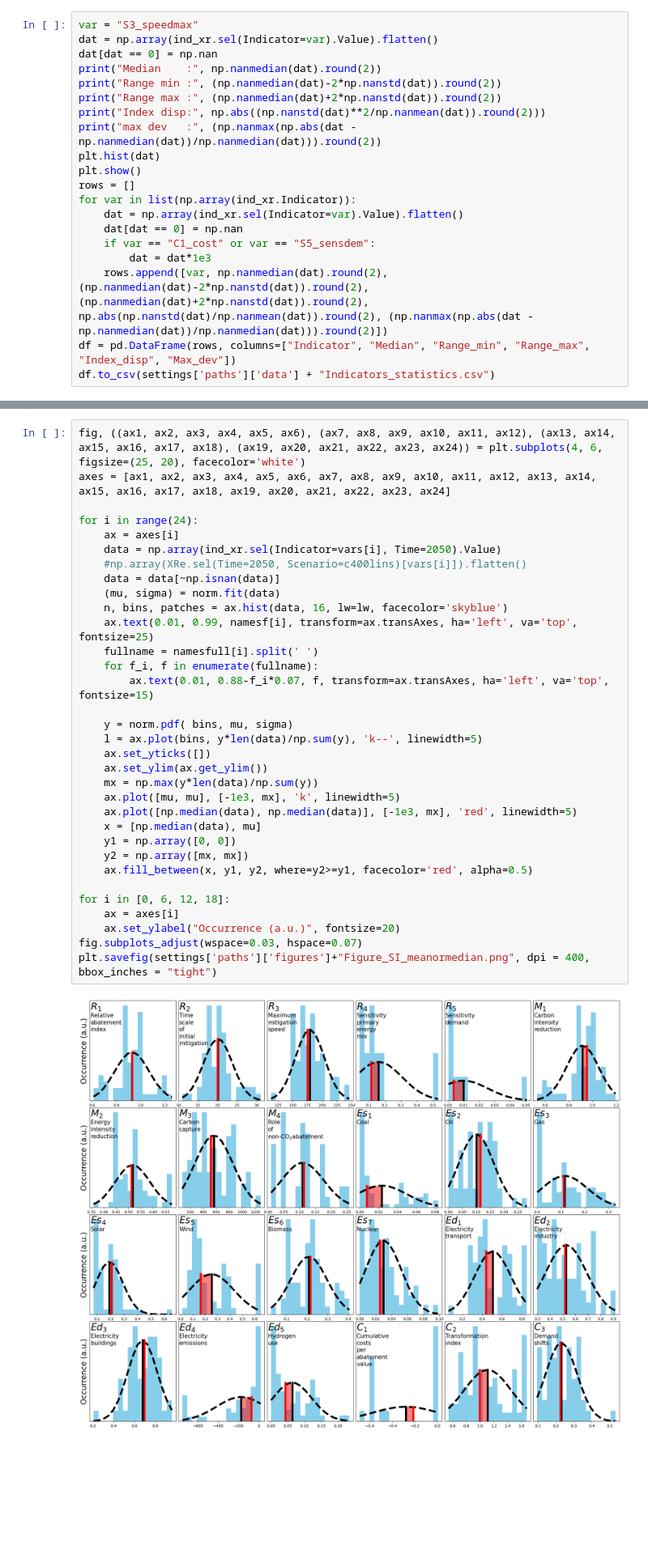
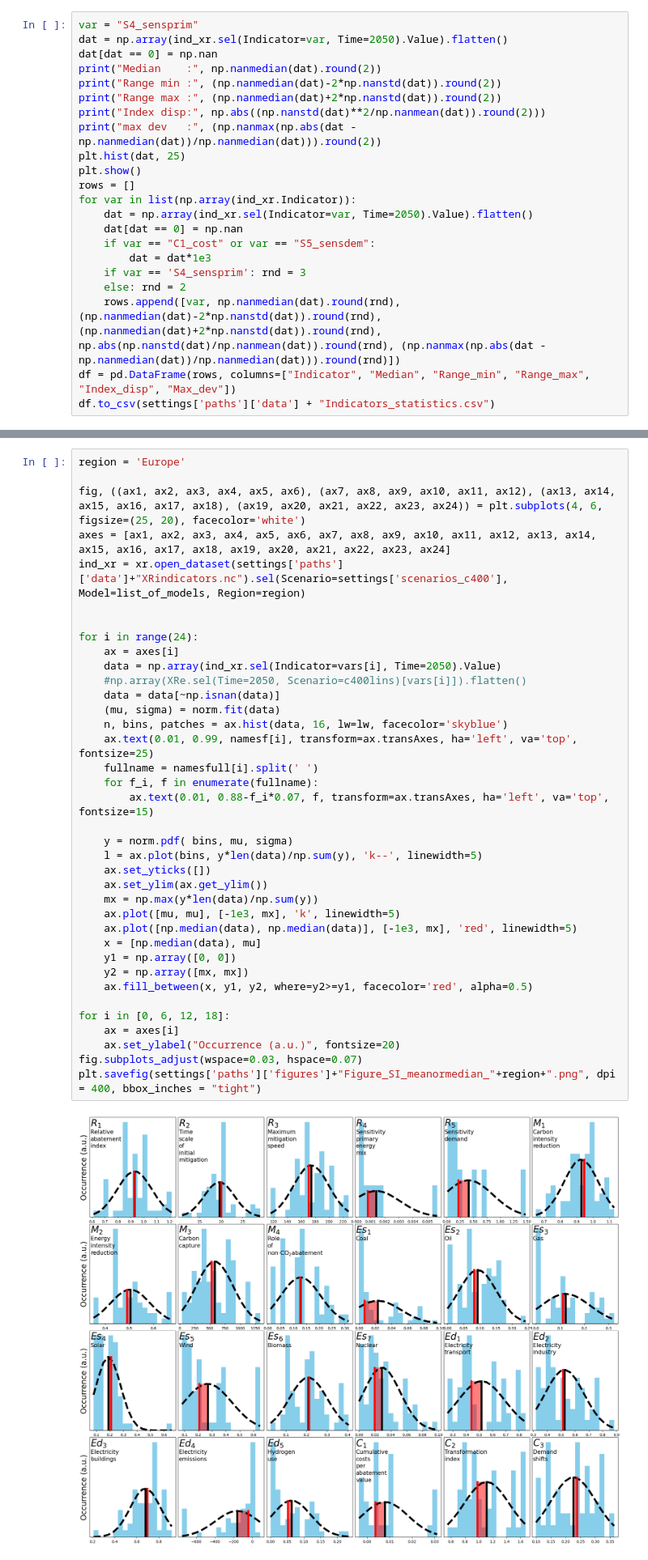
Before and after one commit to MarkMDekker/IAMfingerprints, a Jupyter notebook: Plotting/Figures_SI.ipynb, the cells around one changed output, grey strips where cells are left out. Shown at 81% size. Cells and saved outputs as stored; diff of their text form; blank space fills up the shorter version.

```diff
--- a/Plotting/Figures_SI.ipynb
+++ b/Plotting/Figures_SI.ipynb
@@ -39,23 +50,25 @@ data_xr = xr.open_dataset(settings['paths']['data']+"XRdata.nc").sel(Scenario=se
 # %% [markdown]
 ## Table + Histogram for statistics
 # %%
-var = "S3_speedmax"
-dat = np.array(ind_xr.sel(Indicator=var).Value).flatten()
+var = "S4_sensprim"
+dat = np.array(ind_xr.sel(Indicator=var, Time=2050).Value).flatten()
 dat[dat == 0] = np.nan
 print("Median    :", np.nanmedian(dat).round(2))
 print("Range min :", (np.nanmedian(dat)-2*np.nanstd(dat)).round(2))
 print("Range max :", (np.nanmedian(dat)+2*np.nanstd(dat)).round(2))
 print("Index disp:", np.abs((np.nanstd(dat)**2/np.nanmean(dat)).round(2)))
 print("max dev   :", (np.nanmax(np.abs(dat - np.nanmedian(dat))/np.nanmedian(dat))).round(2))
-plt.hist(dat)
+plt.hist(dat, 25)
 plt.show()
 rows = []
 for var in list(np.array(ind_xr.Indicator)):
-    dat = np.array(ind_xr.sel(Indicator=var).Value).flatten()
+    dat = np.array(ind_xr.sel(Indicator=var, Time=2050).Value).flatten()
     dat[dat == 0] = np.nan
     if var == "C1_cost" or var == "S5_sensdem":
         dat = dat*1e3
-    rows.append([var, np.nanmedian(dat).round(2), (np.nanmedian(dat)-2*np.nanstd(dat)).round(2), (np.nanmedian(dat)+2*np.nanstd(dat)).round(2), np.abs(np.nanstd(dat)/np.nanmean(dat)).round(2), (np.nanmax(np.abs(dat - np.nanmedian(dat))/np.nanmedian(dat))).round(2)])
+    if var == 'S4_sensprim': rnd = 3
+    else: rnd = 2
+    rows.append([var, np.nanmedian(dat).round(rnd), (np.nanmedian(dat)-2*np.nanstd(dat)).round(rnd), (np.nanmedian(dat)+2*np.nanstd(dat)).round(rnd), np.abs(np.nanstd(dat)/np.nanmean(dat)).round(rnd), (np.nanmax(np.abs(dat - np.nanmedian(dat))/np.nanmedian(dat))).round(rnd)])
 df = pd.DataFrame(rows, columns=["Indicator", "Median", "Range_min", "Range_max", "Index_disp", "Max_dev"])
 df.to_csv(settings['paths']['data'] + "Indicators_statistics.csv")
 # %% [output]
@@ -220,37 +233,41 @@ namesfull = ["Relative abatement index", "Time scale of initial mitigation", "Ma
 "Electricity transport", "Electricity industry", "Electricity buildings", "Electricity emissions", "Hydrogen use",
 "Cumulative costs per abatement value", "Transformation index", "Demand shifts"]
 # %%
+region = 'Europe'
+
 fig, ((ax1, ax2, ax3, ax4, ax5, ax6), (ax7, ax8, ax9, ax10, ax11, ax12), (ax13, ax14, ax15, ax16, ax17, ax18), (ax19, ax20, ax21, ax22, ax23, ax24)) = plt.subplots(4, 6, figsize=(25, 20), facecolor='white')
 axes = [ax1, ax2, ax3, ax4, ax5, ax6, ax7, ax8, ax9, ax10, ax11, ax12, ax13, ax14, ax15, ax16, ax17, ax18, ax19, ax20, ax21, ax22, ax23, ax24]
+ind_xr = xr.open_dataset(settings['paths']['data']+"XRindicators.nc").sel(Scenario=settings['scenarios_c400'], Model=list_of_models, Region=region)
+
 
 for i in range(24):
     ax = axes[i]
     data = np.array(ind_xr.sel(Indicator=vars[i], Time=2050).Value)
     #np.array(XRe.sel(Time=2050, Scenario=c400lins)[vars[i]]).flatten()
     data = data[~np.isnan(data)]
     (mu, sigma) = norm.fit(data)
     n, bins, patches = ax.hist(data, 16, lw=lw, facecolor='skyblue')
     ax.text(0.01, 0.99, namesf[i], transform=ax.transAxes, ha='left', va='top', fontsize=25)
     fullname = namesfull[i].split(' ')
     for f_i, f in enumerate(fullname):
         ax.text(0.01, 0.88-f_i*0.07, f, transform=ax.transAxes, ha='left', va='top', fontsize=15)
 
     y = norm.pdf( bins, mu, sigma)
     l = ax.plot(bins, y*len(data)/np.sum(y), 'k--', linewidth=5)
     ax.set_yticks([])
     ax.set_ylim(ax.get_ylim())
     mx = np.max(y*len(data)/np.sum(y))
     ax.plot([mu, mu], [-1e3, mx], 'k', linewidth=5)
     ax.plot([np.median(data), np.median(data)], [-1e3, mx], 'red', linewidth=5)
     x = [np.median(data), mu]
     y1 = np.array([0, 0])
     y2 = np.array([mx, mx])
     ax.fill_between(x, y1, y2, where=y2>=y1, facecolor='red', alpha=0.5)
 
 for i in [0, 6, 12, 18]:
     ax = axes[i]
     ax.set_ylabel("Occurrence (a.u.)", fontsize=20)
 fig.subplots_adjust(wspace=0.03, hspace=0.07)
-plt.savefig(settings['paths']['figures']+"Figure_SI_meanormedian.png", dpi = 400, bbox_inches = "tight")
+plt.savefig(settings['paths']['figures']+"Figure_SI_meanormedian_"+region+".png", dpi = 400, bbox_inches = "tight")
 # %% [output]
-[figure, old version]
+[figure, new version]
```
Also changed, not shown: parts of 7 cells of this notebook, 5 other files.
